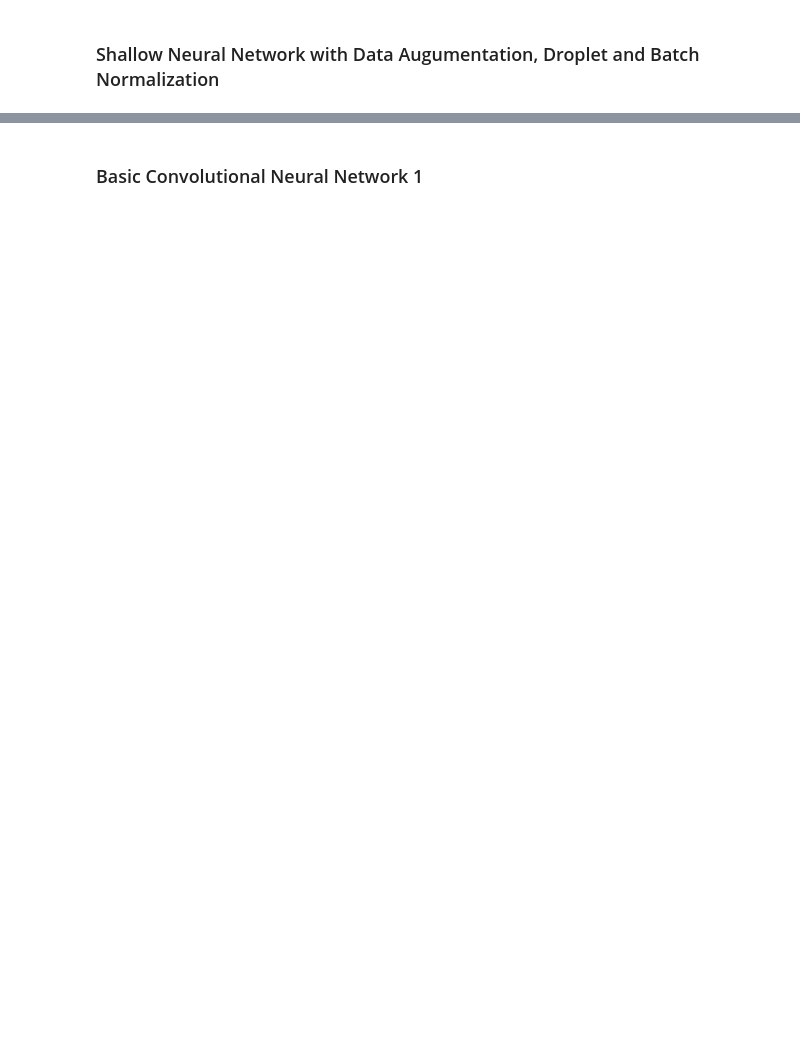
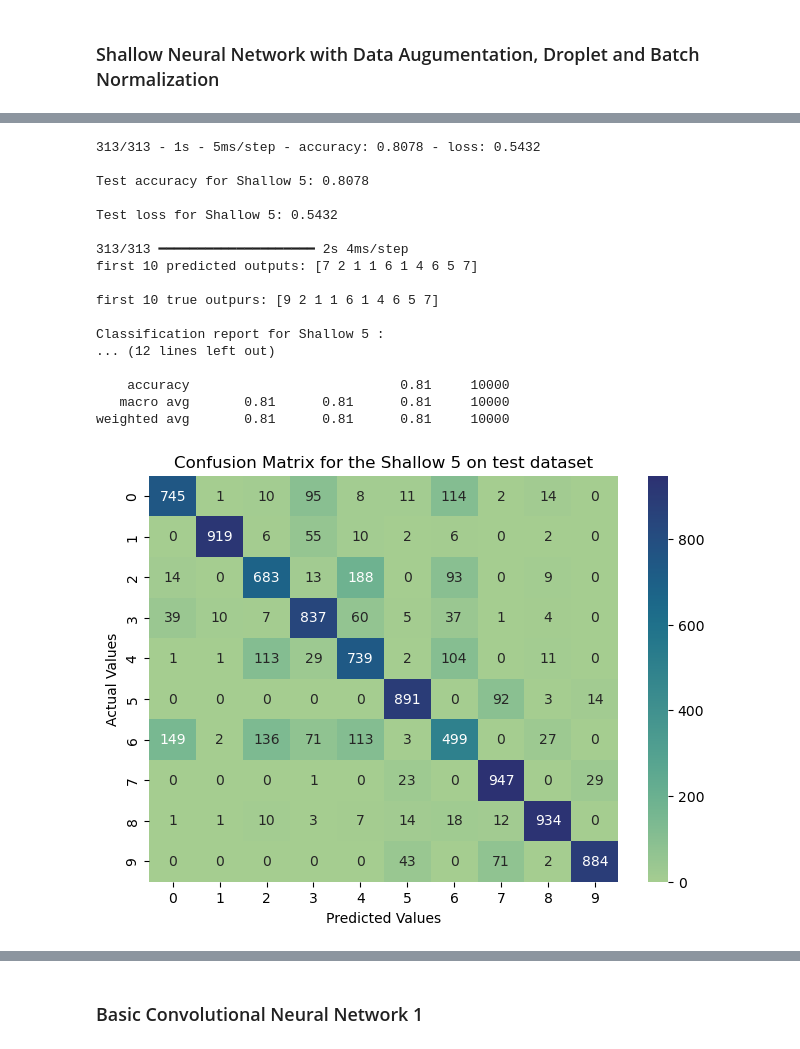
Before and after one commit to buddhathapa12/machine-learning, a Jupyter notebook: neural_network_Assignment3/E923Q669_Assignment3.ipynb, the cells around one changed output, grey strips where cells are left out. Cells and saved outputs as stored; diff of their text form; code cells hidden in the pictures; blank space fills up the shorter version.

```diff
--- a/neural_network_Assignment3/E923Q669_Assignment3.ipynb
+++ b/neural_network_Assignment3/E923Q669_Assignment3.ipynb
@@ -425,0 +570,21 @@ weighted avg       0.87      0.87      0.87     10000
+# %%
+snn5_prediction_result_softmax = EvaluateNeuralNetworkModel(shallow_nn_model5, test_images, test_labels, test_labels_onehot, "Shallow 5")
+# %% [output]
+313/313 - 1s - 5ms/step - accuracy: 0.8078 - loss: 0.5432
+
+Test accuracy for Shallow 5: 0.8078
+
+Test loss for Shallow 5: 0.5432
+
+313/313 ━━━━━━━━━━━━━━━━━━━━ 2s 4ms/step
+first 10 predicted outputs: [7 2 1 1 6 1 4 6 5 7]
+
+first 10 true outpurs: [9 2 1 1 6 1 4 6 5 7]
+
+Classification report for Shallow 5 :
+... (12 lines left out)
+
+    accuracy                           0.81     10000
+   macro avg       0.81      0.81      0.81     10000
+weighted avg       0.81      0.81      0.81     10000
+[figure, added]
```
Also changed, not shown: parts of 61 cells of this notebook.
